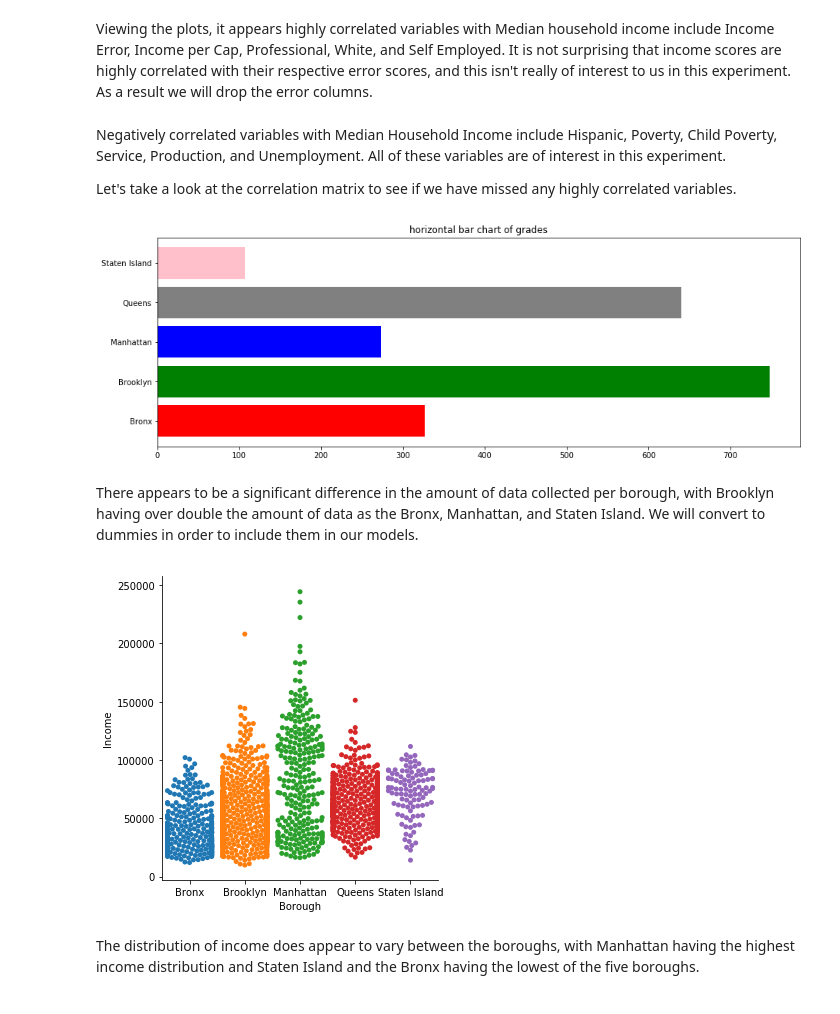
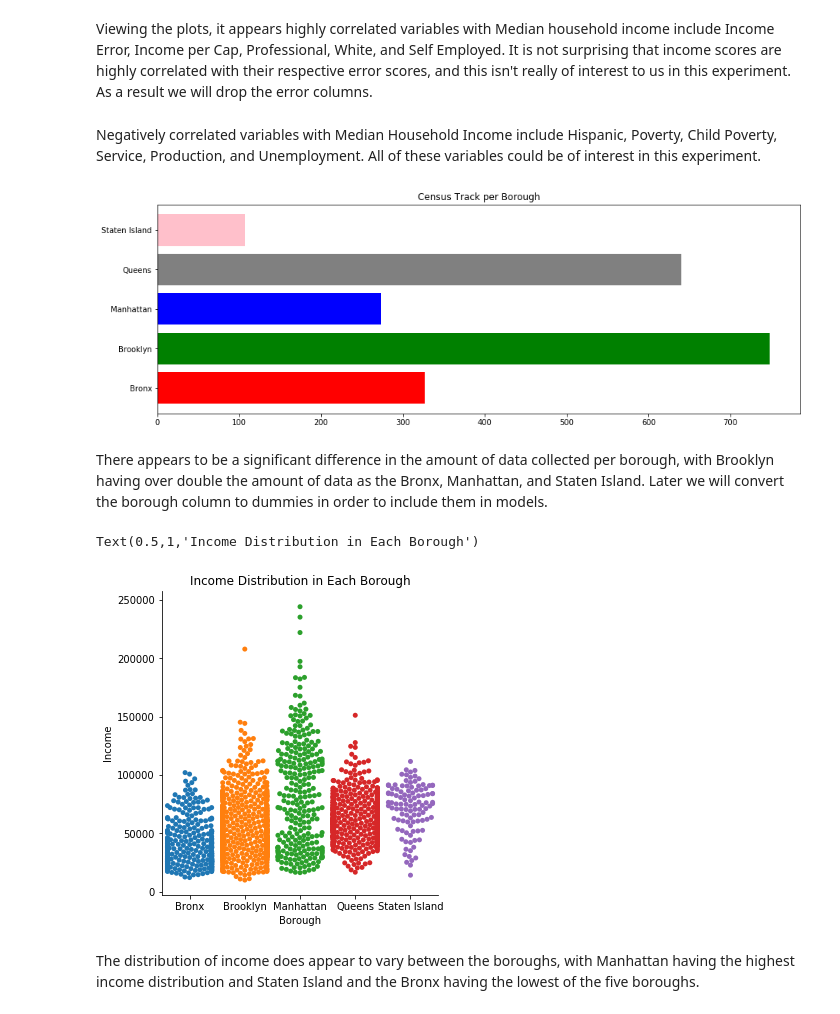
Before and after one commit to alexcroft08/Thinkful-Data-Science, a Jupyter notebook: Supervised Capstone .ipynb, the cells around one changed output. Cells and saved outputs as stored; diff of their text form; code cells hidden in the pictures.

```diff
--- a/Supervised Capstone .ipynb
+++ b/Supervised Capstone .ipynb
@@ -137,26 +144,26 @@ Viewing the plots, it appears highly correlated variables with Median household
 # %%
 nyc_df = nyc_df.drop(columns = ['IncomePerCapErr','IncomeErr'])
 # %% [markdown]
-Negatively correlated variables with Median Household Income include Hispanic, Poverty, Child Poverty, Service, Production, and Unemployment. All of these variables are of interest in this experiment.
-
-Let's take a look at the correlation matrix to see if we have missed any highly correlated variables.
+Negatively correlated variables with Median Household Income include Hispanic, Poverty, Child Poverty, Service, Production, and Unemployment. All of these variables could be of interest in this experiment.
 # %%
 #Let's take a look to see the number of rows in each Borough
 plt.figure(figsize=(15,5))
 plt.barh(nyc_df.groupby("Borough")["Borough"].count().index,
         nyc_df.groupby("Borough")["Borough"].count(),
         color=["red","green","blue","grey","pink"])
-plt.title("horizontal bar chart of grades")
+plt.title("Census Track per Borough")
 
 plt.show()
 # %% [output]
-[figure, old version]
+[figure, new version]
 # %% [markdown]
-There appears to be a significant difference in the amount of data collected per borough, with Brooklyn having over double the amount of data as the Bronx, Manhattan, and Staten Island. We will convert to dummies in order to include them in our models.
+There appears to be a significant difference in the amount of data collected per borough, with Brooklyn having over double the amount of data as the Bronx, Manhattan, and Staten Island. Later we will convert the borough column to dummies in order to include them in models.
 # %%
 #Let's see the data for income in each Borough.
 sns.catplot(x="Borough", y="Income", kind = 'swarm', data=nyc_df);
+plt.title('Income Distribution in Each Borough')
 # %% [output]
+Text(0.5,1,'Income Distribution in Each Borough')
-[figure, old version]
+[figure, new version]
 # %% [markdown]
 The distribution of income does appear to vary between the boroughs, with Manhattan having the highest income distribution and Staten Island and the Bronx having the lowest of the five boroughs.
```
Also changed, not shown: parts of 23 cells of this notebook.
